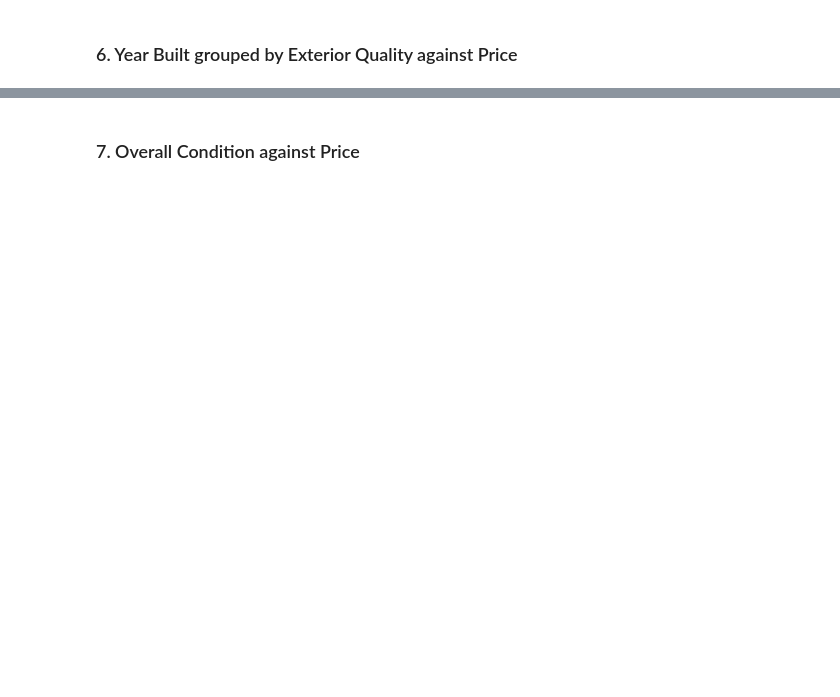
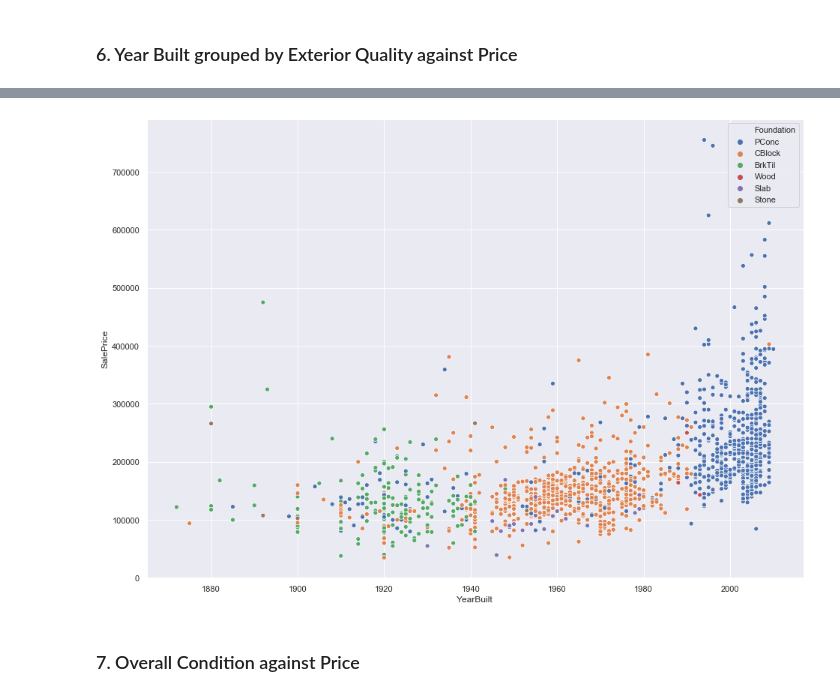
Before and after one commit to alexandertin/HousingML, a Jupyter notebook: Tori/Data_Cleaning_vlowery-Copy1.ipynb, the cells around one changed output, grey strips where cells are left out. Drawn from its saved outputs; the diff is of its cells as text; code cells hidden in the pictures; blank space fills up the shorter version.

```diff
--- a/Tori/Data_Cleaning_vlowery-Copy1.ipynb
+++ b/Tori/Data_Cleaning_vlowery-Copy1.ipynb
@@ -503,3 +531,7 @@ plt.title('$R^2$ of a continuous feature against the other features')
 for item in ax.get_xticklabels(): item.set_rotation(90)
 # %% [markdown]
 # Visualization of Data
+# %%
+houses = pd.read_csv("../data/train.csv", index_col = "Id")
+sum(pd.isna(houses["GarageYrBlt"]))
+# houses["GarageYrBlt"]
@@ -505,0 +550,11 @@ for item in ax.get_xticklabels(): item.set_rotation(90)
+# %%
+# Impute missing GarageYrBlt from year house built
+# houses.loc[pd.isna(houses.GarageYrBlt), "GarageYrBlt"] = houses.loc[pd.isna(houses.GarageYrBlt), "YearBuilt"]
+
+# # Bin LotConfig to impute missing LotFrontage
+# mean_frontage = dict(houses.groupby("LotConfig")["LotFrontage"].mean())
+# mean_frontage
+# houses.loc[pd.isna(houses["LotFrontage"]), "LotFrontage"] = houses.loc[pd.isna(houses["LotFrontage"]), "LotConfig"].replace(mean_frontage)
+# houses = houses.drop("LotConfig", axis = 1)
+houses["LotFrontage"] = round(houses["LotFrontage"], 1)
+houses.head(30)
@@ -545,6 +652,9 @@ plt.show()
 # %%
-sns.lmplot(x="YearBuilt", y="SalePrice", hue="ExterQual",
-               height=10, data=houses)
+sns.scatterplot(x="YearBuilt", y="SalePrice", hue="Foundation",
+                data=houses)
+sns.set(rc={'figure.figsize':(15.7,6.27)})
+# %% [output]
+[figure, added]
 # %% [markdown]
 ### 7. Overall Condition against Price
 # %%
```
Also changed, not shown: parts of 25 cells of this notebook.
